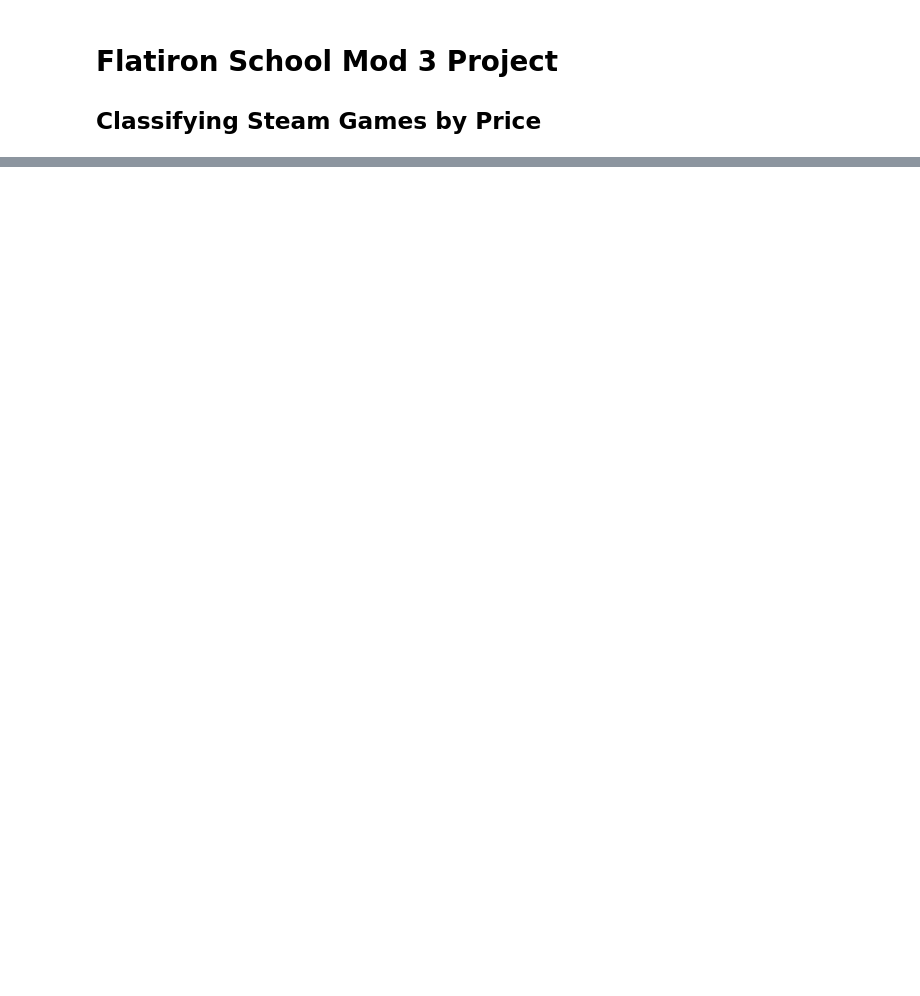
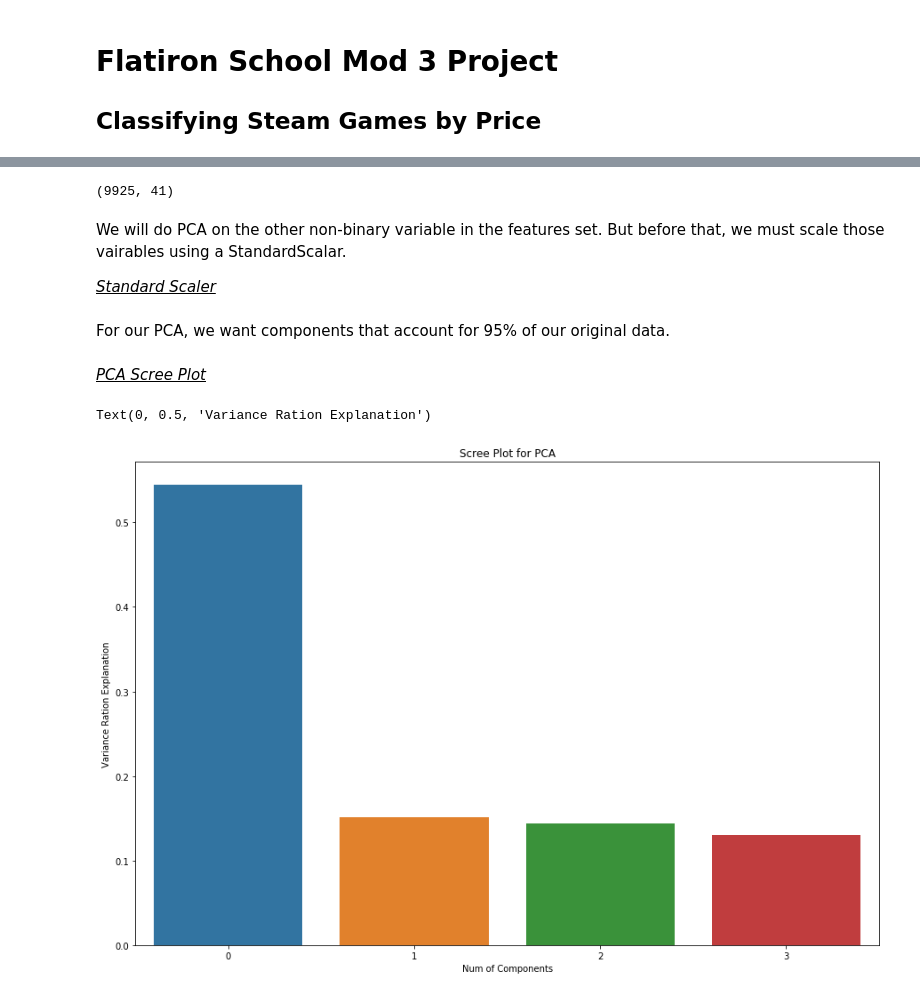
Before and after one commit to rvent/Steam_Pricing_Classification_Project, a Jupyter notebook: Final Presentation.ipynb, the cells around one changed output, grey strips where cells are left out. Saved outputs shown, nothing was run; the diff lists cells and outputs as text; code cells hidden in the pictures; blank space fills up the shorter version.

```diff
--- a/Final Presentation.ipynb
+++ b/Final Presentation.ipynb
@@ -111,0 +688,35 @@ NameError: name 'open_save_data' is not defined
+# %%
+rs_dummies = pd.get_dummies(features.review_score, prefix="RS", drop_first=True)
+# %%
+features = features.merge(rs_dummies, on=features.index)
+features.drop(["key_0", "review_score"], axis=1, inplace=True )
+# %%
+features.shape
+# %% [output]
+(9925, 41)
+# %% [markdown]
+We will do PCA on the other non-binary variable in the features set. But before that, we must scale those vairables using a StandardScalar.
+
+<u><i>Standard Scaler</i></u><br>
+# %%
+feats_to_scale = features[['metacritic','total_negative','total_positive',
+                  'total_reviews','dlc','achievements','recommendations']]
+scaler = StandardScaler()
+scaled_features = scaler.fit_transform(feats_to_scale)
+# %% [markdown]
+For our PCA, we want components that account for 95% of our original data.
+# %%
+pca = PCA(.95)
+principal_comps = pca.fit_transform(scaled_features)
+# %% [markdown]
+<u><i>PCA Scree Plot</i></u><br>
+# %%
+index = np.arange(len(pca.explained_variance_ratio_ ))
+plt.figure(figsize=(15,10))
+sns.barplot(index, pca.explained_variance_ratio_ )
+plt.title("Scree Plot for PCA")
+plt.xlabel("Num of Components")
+plt.ylabel("Variance Ration Explanation")
+# %% [output]
+Text(0, 0.5, 'Variance Ration Explanation')
+[figure, added]
```
Also changed, not shown: parts of 80 cells of this notebook, 2 other files.
